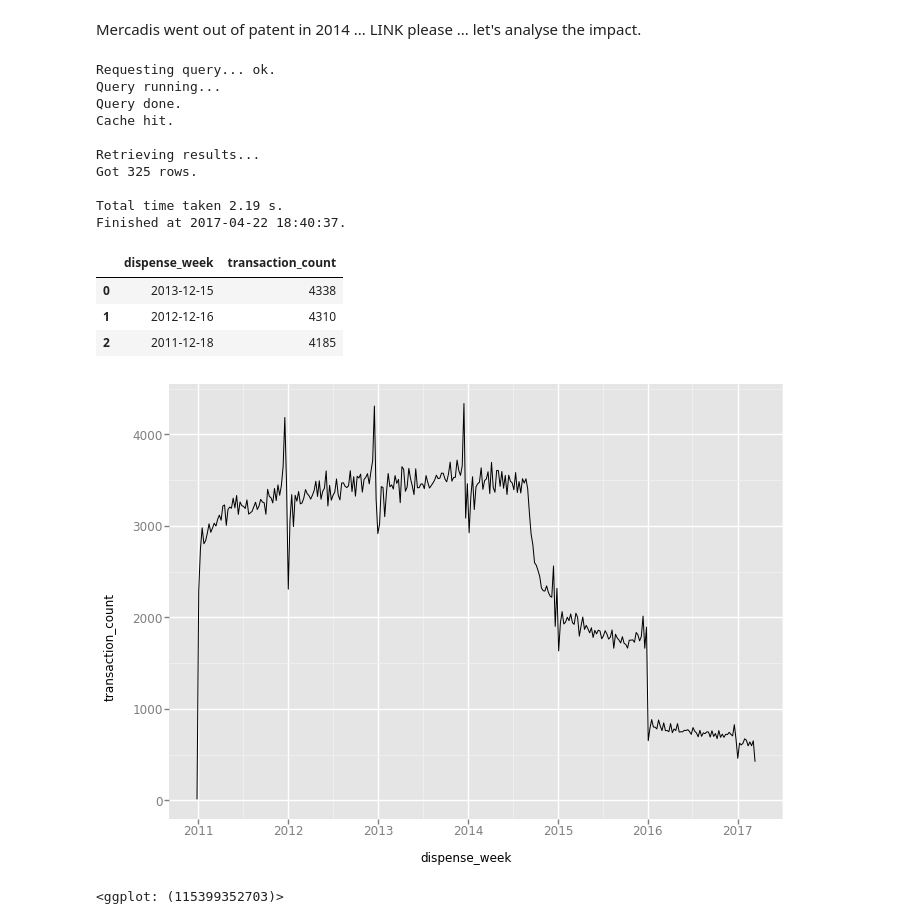
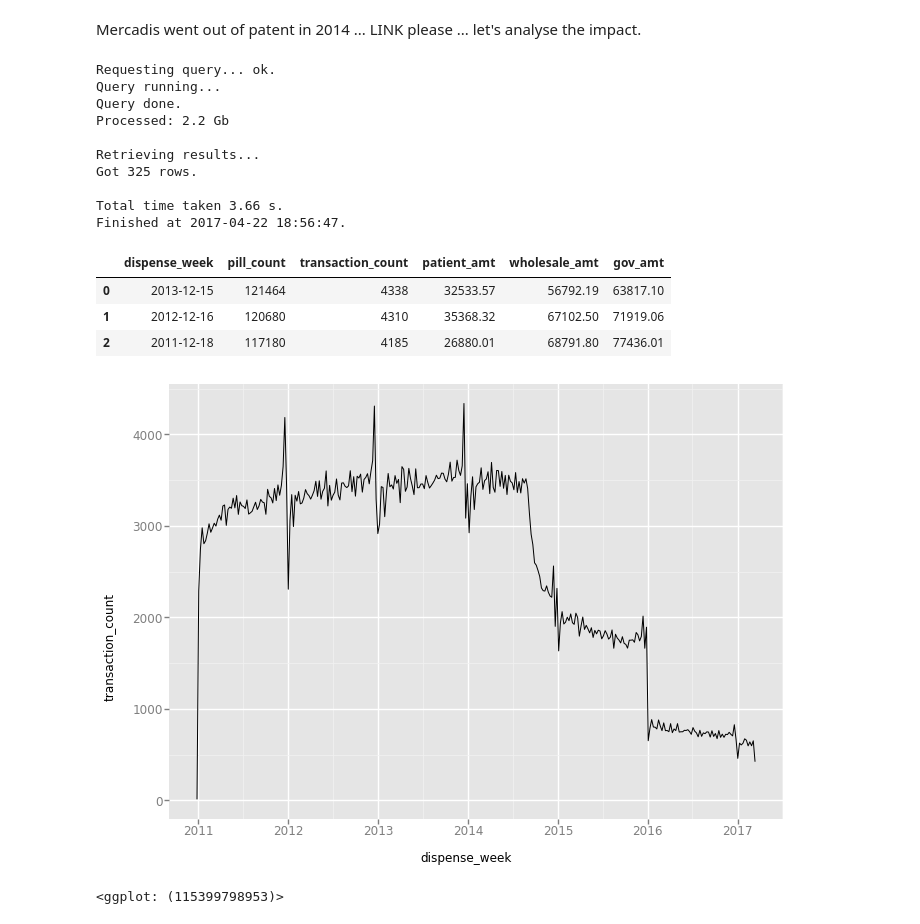
Before and after one commit to saramic/the-d-team, a Jupyter notebook: analysis/Mecardis goes out of patent.ipynb, the cells around one changed output. Cells and saved outputs as stored; diff of their text form; code cells hidden in the pictures.

Commit message:
breakdown by price

```diff
--- a/analysis/Mecardis goes out of patent.ipynb
+++ b/analysis/Mecardis goes out of patent.ipynb
@@ -12,37 +12,41 @@ Mercadis went out of patent in 2014 ... LINK please ... let's analyse the impact
 # %%
 query = """\
 SELECT
   DATE(t.Dispense_Week) AS dispense_week
+  , SUM(d.PackSizeNumber) AS pill_count
   , COUNT(*) AS transaction_count
+  , SUM(t.PatientPrice_amt) as patient_amt
+  , SUM(t.WholesalePrice_amt) as wholesale_amt
+  , SUM(t.GovernmentReclaim_amt) AS gov_amt
 FROM [the-d-team-164512:dthon.transactions] t
 JOIN [the-d-team-164512:dthon.drug_lookup] d
 ON t.Drug_ID = d.MasterProductID
 WHERE
     d.BrandName = 'MICARDIS'
     GROUP By Dispense_Week
 ORDER BY transaction_count DESC
 """
 
-df = pd.read_gbq(query, project_id)
-df.dispense_week = pd.Series(df.dispense_week).apply(pd.to_datetime, format='%Y-%m-%d')
-df.head(3)
+df_1 = pd.read_gbq(query, project_id)
+df_1.dispense_week = pd.Series(df_1.dispense_week).apply(pd.to_datetime, format='%Y-%m-%d')
+df_1.head(3)
 # %% [output]
 Requesting query... ok.
 Query running...
 Query done.
-Cache hit.
+Processed: 2.2 Gb
 
 Retrieving results...
 Got 325 rows.
 
-Total time taken 2.19 s.
-Finished at 2017-04-22 18:40:37.
+Total time taken 3.66 s.
+Finished at 2017-04-22 18:56:47.
-|  | dispense_week | transaction_count |
-| 0 | 2013-12-15 | 4338 |
-| 1 | 2012-12-16 | 4310 |
-| 2 | 2011-12-18 | 4185 |
+|  | dispense_week | pill_count | transaction_count | patient_amt | wholesale_amt | gov_amt |
+| 0 | 2013-12-15 | 121464 | 4338 | 32533.57 | 56792.19 | 63817.10 |
+| 1 | 2012-12-16 | 120680 | 4310 | 35368.32 | 67102.50 | 71919.06 |
+| 2 | 2011-12-18 | 117180 | 4185 | 26880.01 | 68791.80 | 77436.01 |
 # %%
-ggplot(aes(x='dispense_week', y='transaction_count'), data=df) + geom_line()
+ggplot(aes(x='dispense_week', y='transaction_count'), data=df_1) + geom_line()
 # %% [output]
 [figure]
-<ggplot: (115399352703)>
+<ggplot: (115399798953)>
```
Also changed, not shown: parts of 2 cells of this notebook.
